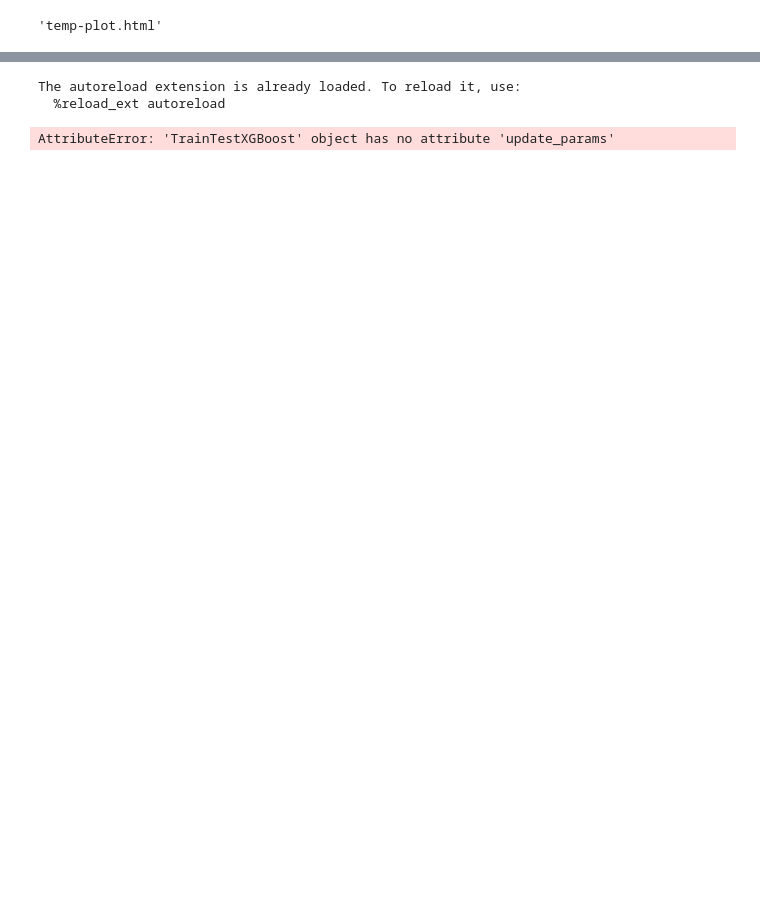
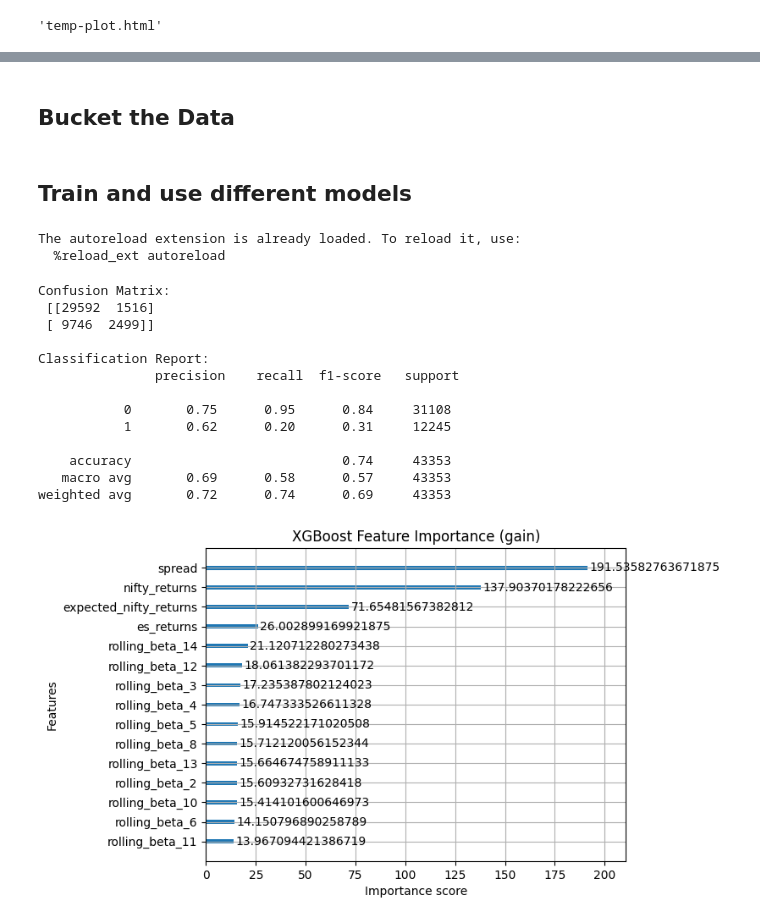
Before and after one commit to varun04reddy/SeriesViz, a Jupyter notebook: exploratory/explore-data/playground.ipynb, the cells around one changed output, grey strips where cells are left out. Cells and saved outputs as stored; diff of their text form; code cells hidden in the pictures; blank space fills up the shorter version.

```diff
--- a/exploratory/explore-data/playground.ipynb
+++ b/exploratory/explore-data/playground.ipynb
@@ -152 +150,9 @@ dropped_temp
+# %%
+dropped_temp.set_index('timestamp', inplace=True)
+dropped_temp.index = pd.to_datetime(dropped_temp.index)
+dropped_temp = dropped_temp.dropna()
+# %% [markdown]
+## Bucket the Data
+# %% [markdown]
+## Train and use different models
 # %%
@@ -156,25 +162,33 @@ from boosting import TrainTestXGBoost
 # %% [output]
 The autoreload extension is already loaded. To reload it, use:
   %reload_ext autoreload
-# %%
-model = TrainTestXGBoost(label_horizon=3)
-
-model.update_params(
-    n_estimators=400,
-    max_depth=4,
-    learning_rate=0.03,
-    subsample=0.75,
-    colsample_bytree=0.85
-)
-
-# 3. Train with early stopping on an internal validation slice
-model.fit(dropped_temp, eval_set_size=0.1, early_stopping_rounds=30)
-
-# 4. Review metrics
-model.evaluate()
-model.plot_feature_importance()
-
-# 5. Predict probabilities for new data
-proba = model.predict(dropped_temp.tail(20))
-# %% [output]
-AttributeError: 'TrainTestXGBoost' object has no attribute 'update_params'
+# %%
+
+# df must already contain:
+#   nifty_returns, es_returns, spread, expected_nifty_returns,
+#   rolling_beta_1 … rolling_beta_n
+model = TrainTestXGBoost(label_horizon=10, test_size=0.4, shuffle=False)
+
+# train
+model.fit(dropped_temp)
+
+# evaluate on hold-out
+model.evaluate()
+
+# optional: visualise which betas and features matter most
+model.plot_feature_importance()
+# %% [output]
+Confusion Matrix:
+ [[29592  1516]
+ [ 9746  2499]]
+
+Classification Report:
+               precision    recall  f1-score   support
+
+           0       0.75      0.95      0.84     31108
+           1       0.62      0.20      0.31     12245
+
+    accuracy                           0.74     43353
+   macro avg       0.69      0.58      0.57     43353
+weighted avg       0.72      0.74      0.69     43353
+[figure, added]
```
Also changed, not shown: parts of 10 cells of this notebook, 37 other files.
